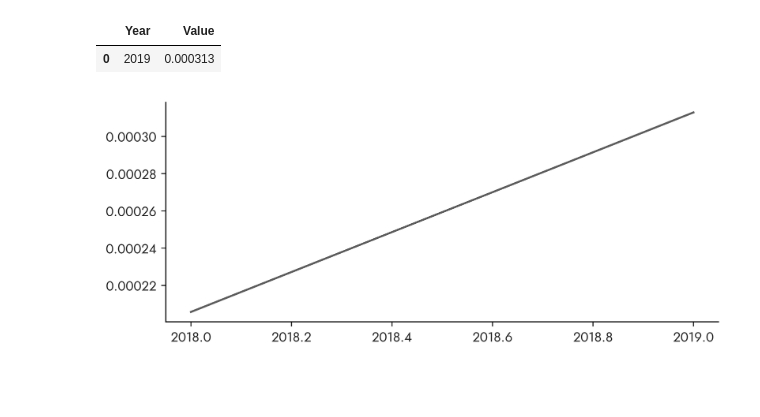
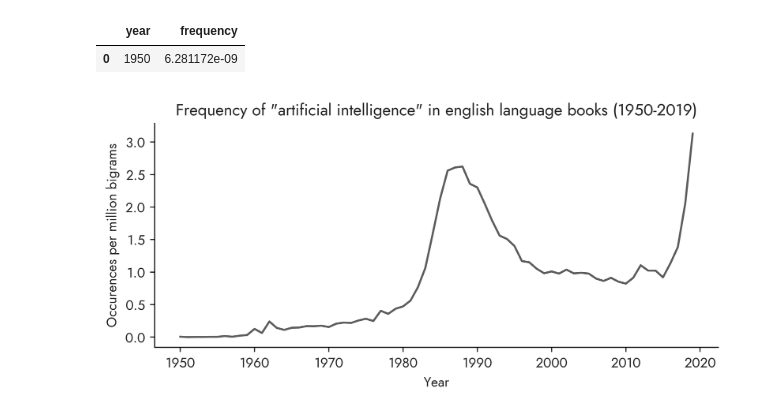
Before and after one commit to pluralitybook/plurality, a Jupyter notebook: figs/data/ai_ngrams/ai_ngrams.ipynb, the cells around one changed output. Drawn from its saved outputs; the diff is of its cells as text; code cells hidden in the pictures; blank space fills up the shorter version.

Commit message:
Add code, data, and content for AI ngrams figure

```diff
--- a/figs/data/ai_ngrams/ai_ngrams.ipynb
+++ b/figs/data/ai_ngrams/ai_ngrams.ipynb
@@ -7,12 +101,16 @@ from style import prep_plot, GRAY1, GRAY2, GRAY3, BLACK
 # %%
-df = pd.read_csv("ai_ngram_data.csv")
+df = download_artificial_intelligence_data()
 df.head(1)
 # %% [output]
-|  | Year | Value |
-| 0 | 2019 | 0.000313 |
+|  | year | frequency |
+| 0 | 1950 | 6.281172e-09 |
 # %%
 plt = prep_plot()
-plt.plot(df['Year'], df['Value'], color=GRAY1)
+plt.plot(df['year'], df['frequency']*1e6, color=GRAY1)
+plt.xlabel('Year')
+plt.ylabel('Occurences per million bigrams')
+plt.title('Frequency of "artificial intelligence" in english language books (1950-2019)')
+plt.ticklabel_format(style='plain', axis='y')
 plt.savefig("ai_ngrams.png")
 # %% [output]
-[figure, old version]
+[figure, new version]
```
Also changed, not shown: parts of 2 cells of this notebook, 4 other files.
